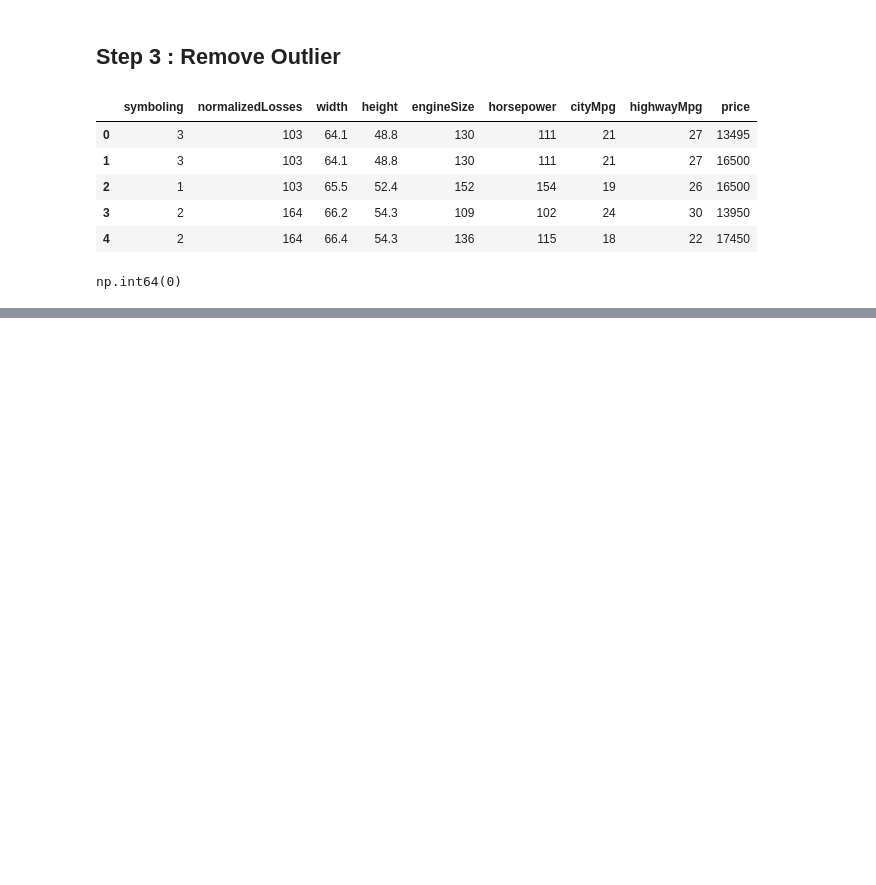
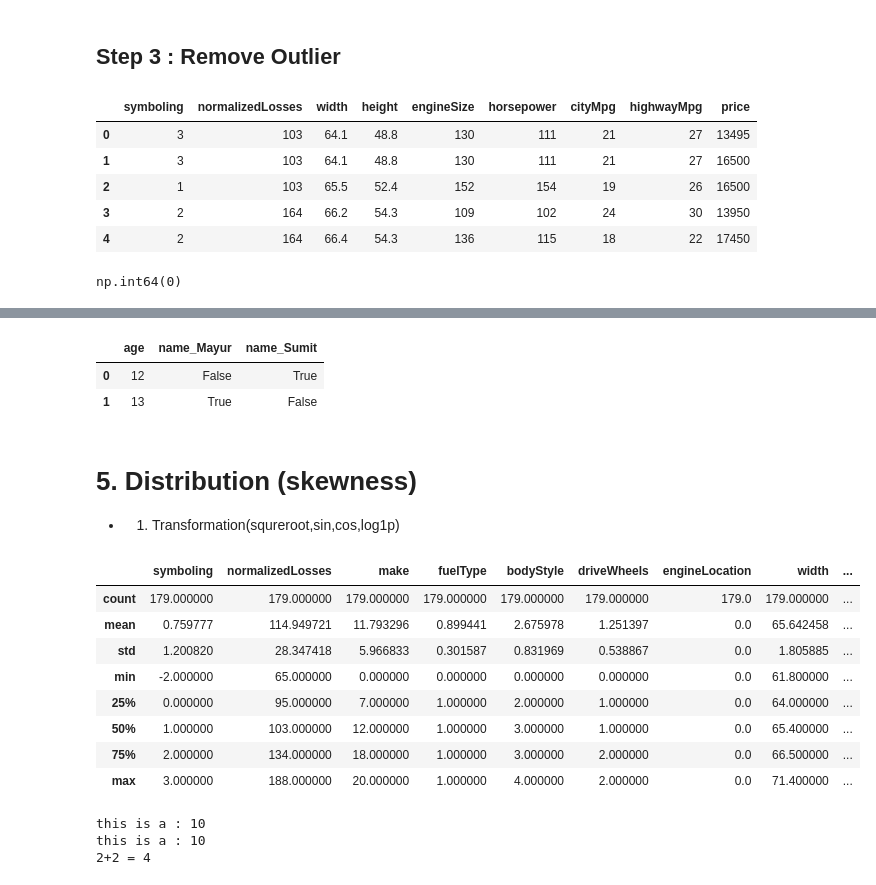
Before and after one commit to hitesh0404/Python, a Jupyter notebook: Batch337/jupyterNotebooks/EDA_Auto_mobile.ipynb, the cells around one changed output, grey strips where cells are left out. Drawn from its saved outputs; the diff is of its cells as text; code cells hidden in the pictures; blank space fills up the shorter version.

```diff
--- a/Batch337/jupyterNotebooks/EDA_Auto_mobile.ipynb
+++ b/Batch337/jupyterNotebooks/EDA_Auto_mobile.ipynb
@@ -445,0 +480,17 @@ np.int64(0)
+# %%
+outliers = set()
+d = list(df1[df1["normalizedLosses"]>190].index)
+outliers.update(d)
+d = list(df1[df1["width"]>71.5].index)
+outliers.update(d)
+d = list(df1[df1["engineSize"]>210].index)
+outliers.update(d)
+d = list(df1[df1["horsepower"]>190].index)
+outliers.update(d)
+d = list(df1[df1["cityMpg"]>45].index)
+outliers.update(d)
+d = list(df1[df1["highwayMpg"]>47].index)
+outliers.update(d)
+d = list(df1[df1["price"]>30000].index)
+outliers.update(d)
+len(outliers)
@@ -445,0 +499,2 @@ np.int64(0)
+# %%
+df1.drop(outliers,inplace=True)
@@ -445,0 +505,9 @@ np.int64(0)
+# %%
+from sklearn.preprocessing import LabelEncoder
+
+le_objects = {}
+
+for col in df1.select_dtypes(include=object).columns:
+    le = LabelEncoder()
+    df1[col] = le.fit_transform(df1[col])
+    le_objects[col] = le
@@ -445,0 +539,37 @@ np.int64(0)
+# %%
+dummy = pd.DataFrame([
+                ["Sumit",12],
+                ["Mayur",13]
+            ],
+            columns=["name","age"])
+
+pd.get_dummies(dummy)
+# %% [output]
+|  | age | name_Mayur | name_Sumit |
+| 0 | 12 | False | True |
+| 1 | 13 | True | False |
+# %% [markdown]
+
+# 5.	Distribution (skewness)
+- 1.	Transformation(squreroot,sin,cos,log1p)
+# %%
+df1.describe()
+# %% [output]
+|  | symboling | normalizedLosses | make | fuelType | bodyStyle | driveWheels | engineLocation | width | ... |
+| count | 179.000000 | 179.000000 | 179.000000 | 179.000000 | 179.000000 | 179.000000 | 179.0 | 179.000000 | ... |
+| mean | 0.759777 | 114.949721 | 11.793296 | 0.899441 | 2.675978 | 1.251397 | 0.0 | 65.642458 | ... |
+| std | 1.200820 | 28.347418 | 5.966833 | 0.301587 | 0.831969 | 0.538867 | 0.0 | 1.805885 | ... |
+| min | -2.000000 | 65.000000 | 0.000000 | 0.000000 | 0.000000 | 0.000000 | 0.0 | 61.800000 | ... |
+| 25% | 0.000000 | 95.000000 | 7.000000 | 1.000000 | 2.000000 | 1.000000 | 0.0 | 64.000000 | ... |
+| 50% | 1.000000 | 103.000000 | 12.000000 | 1.000000 | 3.000000 | 1.000000 | 0.0 | 65.400000 | ... |
+| 75% | 2.000000 | 134.000000 | 18.000000 | 1.000000 | 3.000000 | 2.000000 | 0.0 | 66.500000 | ... |
+| max | 3.000000 | 188.000000 | 20.000000 | 1.000000 | 4.000000 | 2.000000 | 0.0 | 71.400000 | ... |
+# %%
+a = 10      # formatted String (f string)
+print("this is a : " + str(a))
+print(f"this is a : {a}")
+print(f"2+2 = {2+2}")
+# %% [output]
+this is a : 10
+this is a : 10
+2+2 = 4
```
Also changed, not shown: parts of 17 cells of this notebook, 1 other file.
